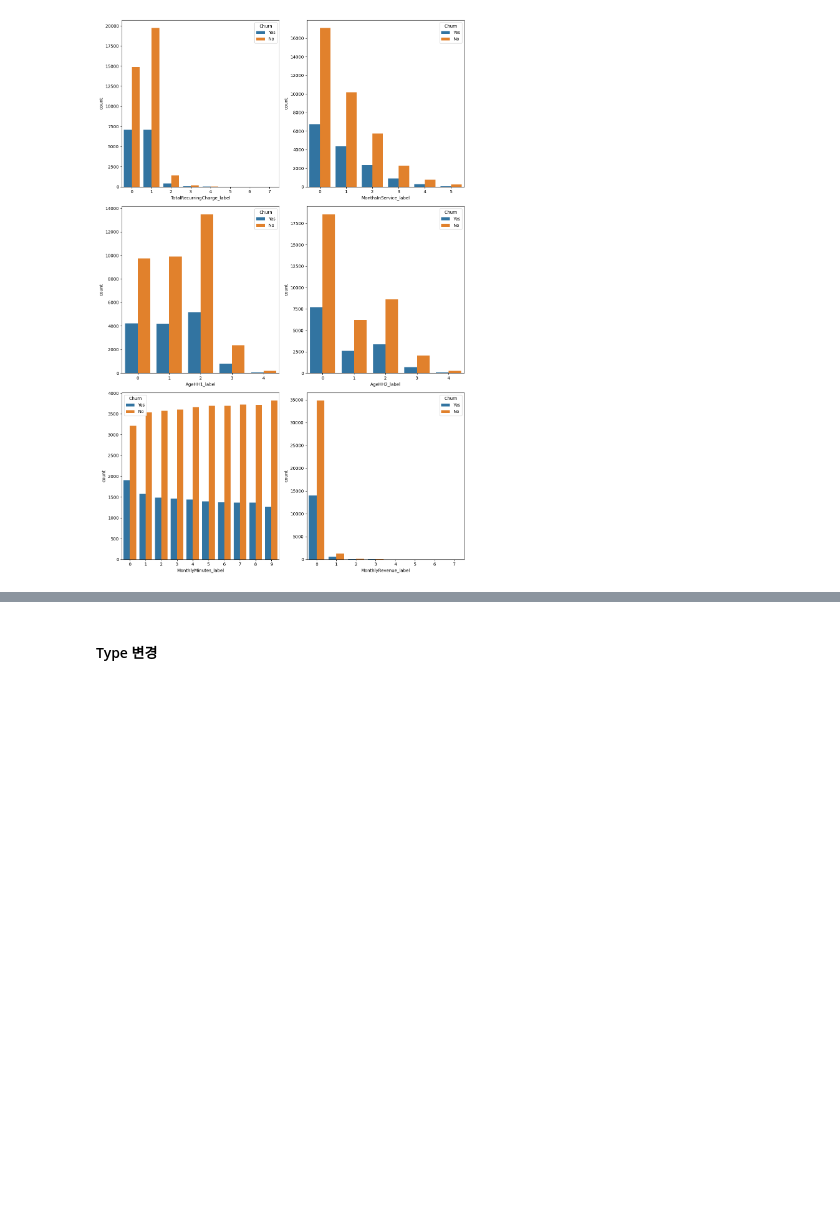
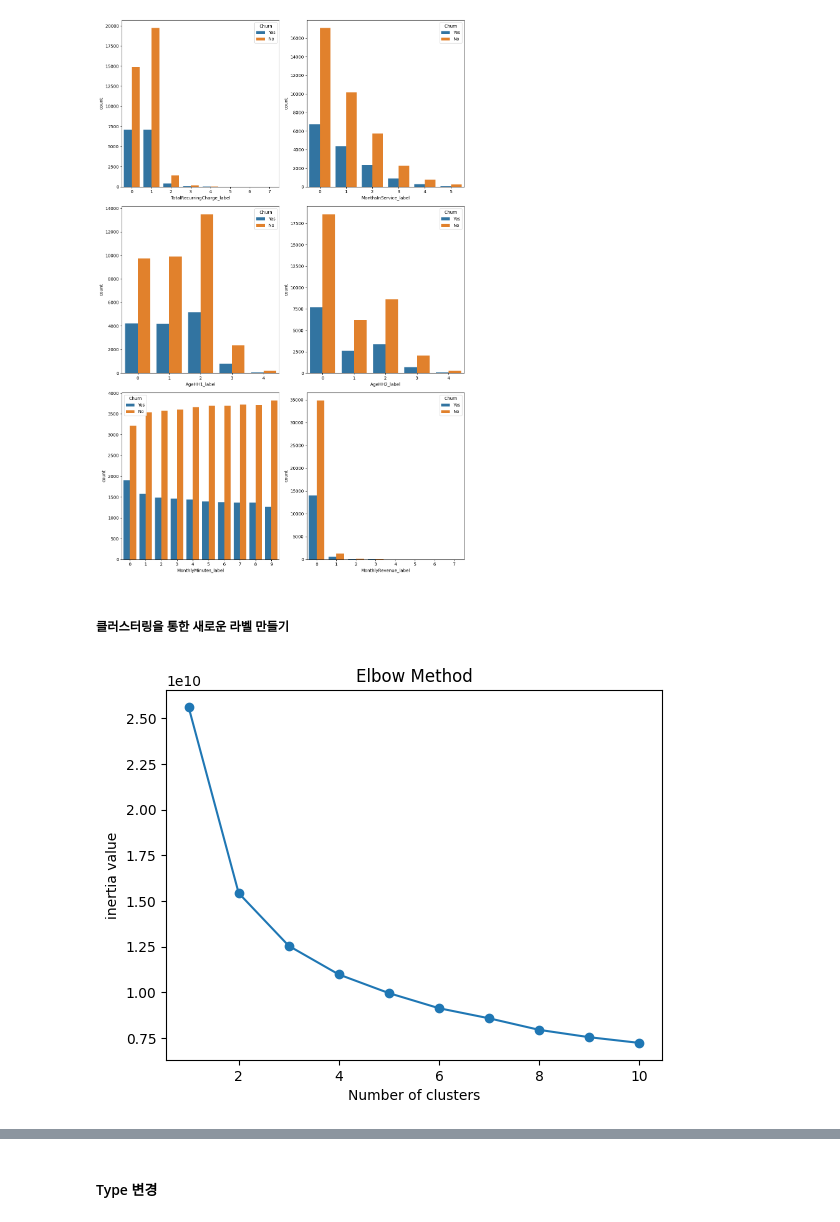
Before and after one commit to SKNETWORKS-FAMILY-AICAMP/SKN04-2nd-5Team, a Jupyter notebook: eda.ipynb, the cells around one changed output, grey strips where cells are left out. Drawn from its saved outputs; the diff is of its cells as text; code cells hidden in the pictures; blank space fills up the shorter version.

Commit message:
feat: Feature Creation내용 추가 클러스터링을 통한 라벨 생성 추가

```diff
--- a/eda.ipynb
+++ b/eda.ipynb
@@ -123,3 +124,30 @@ plt.show()
 # %% [output]
 <Figure size 640x480 with 0 Axes>
 [figure]
+# %% [markdown]
+##### **클러스터링을 통한 새로운 라벨 만들기**
+# %%
+def convert_object_into_integer(df: pd.DataFrame):
+    label_encoders = {}
+    for column in df.columns:
+        if df.dtypes[column] == object:
+            label_encoder = LabelEncoder()
+            df[column] = label_encoder.fit_transform(df[column])
+            label_encoders.update({column: label_encoder})
+
+    return df, label_encoders
+# %%
+data, _ = convert_object_into_integer(data)
+# %%
+inertias = []
+for i in range(1, 11):
+    kmeans = KMeans(n_clusters=i, random_state=0).fit(data.drop(columns=['Churn']))
+    inertias.append(kmeans.inertia_)
+
+plt.plot(range(1, 11), inertias, '-o')
+plt.title('Elbow Method')
+plt.xlabel('Number of clusters')
+plt.ylabel('inertia value')
+plt.show()
+# %% [output]
+[figure, added]
```
Also changed, not shown: parts of 6 cells of this notebook.
